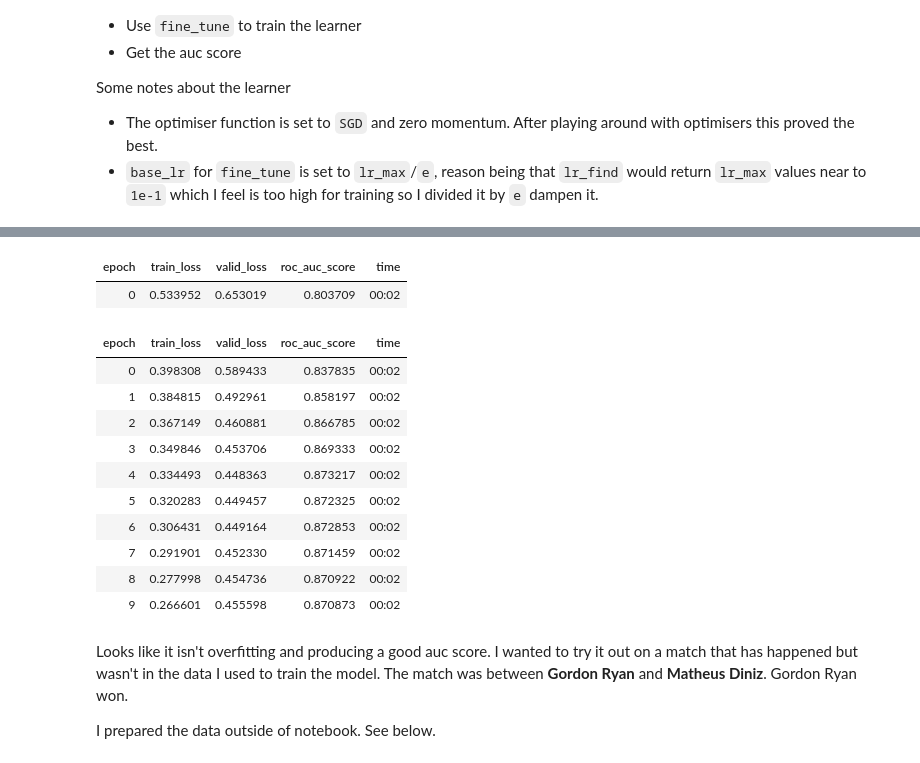
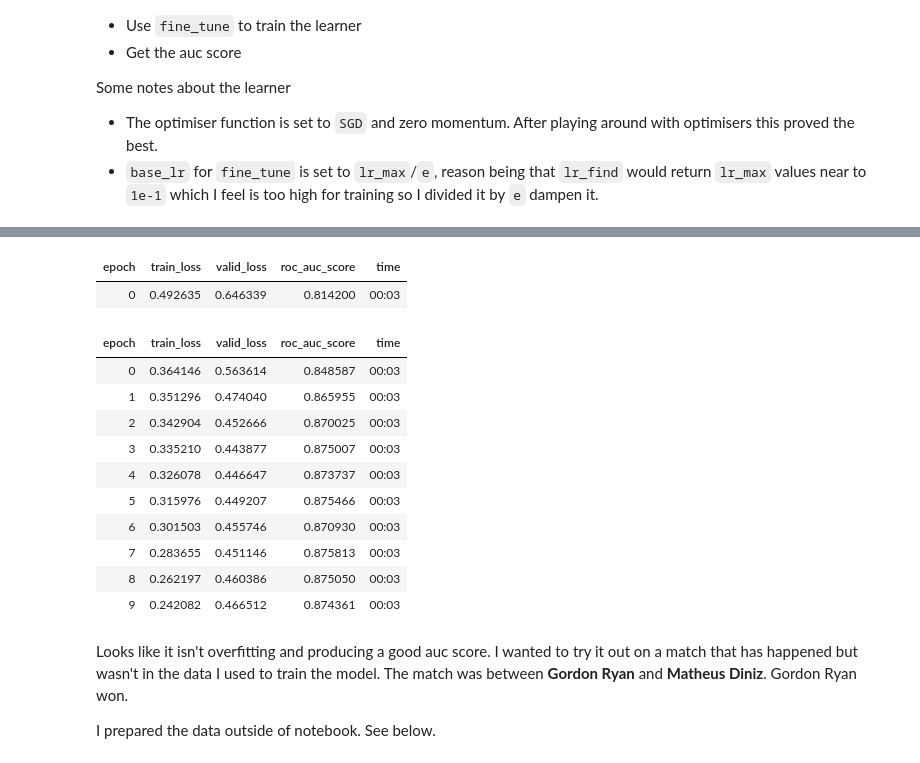
Before and after one commit to Lion-Mod/BJJ-match-predictions, a Jupyter notebook: Predicting_matches.ipynb, the cells around one changed output, grey strips where cells are left out. Drawn from its saved outputs; the diff is of its cells as text; code cells hidden in the pictures.

```diff
--- a/Predicting_matches.ipynb
+++ b/Predicting_matches.ipynb
@@ -270,7 +270,7 @@ optim = BayesianOptimization(f = optimize_nn_for_auc,
 ... (64 outputs left out)
 # %%
 learn = tabular_learner(dls, metrics = [RocAucBinary()],
-                        loss_func = CrossEntropyLossFlat(), layers = [167, 285],
+                        loss_func = CrossEntropyLossFlat(), layers = [510, 61],
                         opt_func = SGD, moms = (0, 0, 0))
 # %%
 lr_min, lr_steep = learn.lr_find(num_it = 200)
@@ -284,19 +284,19 @@ Minimum/10: 6.92e-02, steepest point: 1.10e-01
 # %%
-learn.fine_tune(10, 1e-1, wd = 0.15)
+learn.fine_tune(10, 2e-1, wd = 0.15)
 # %% [output]
 | epoch | train_loss | valid_loss | roc_auc_score | time |
-| 0 | 0.533952 | 0.653019 | 0.803709 | 00:02 |
+| 0 | 0.492635 | 0.646339 | 0.814200 | 00:03 |
 | epoch | train_loss | valid_loss | roc_auc_score | time |
-| 0 | 0.398308 | 0.589433 | 0.837835 | 00:02 |
-| 1 | 0.384815 | 0.492961 | 0.858197 | 00:02 |
-| 2 | 0.367149 | 0.460881 | 0.866785 | 00:02 |
-| 3 | 0.349846 | 0.453706 | 0.869333 | 00:02 |
-| 4 | 0.334493 | 0.448363 | 0.873217 | 00:02 |
-| 5 | 0.320283 | 0.449457 | 0.872325 | 00:02 |
-| 6 | 0.306431 | 0.449164 | 0.872853 | 00:02 |
-| 7 | 0.291901 | 0.452330 | 0.871459 | 00:02 |
-| 8 | 0.277998 | 0.454736 | 0.870922 | 00:02 |
-| 9 | 0.266601 | 0.455598 | 0.870873 | 00:02 |
+| 0 | 0.364146 | 0.563614 | 0.848587 | 00:03 |
+| 1 | 0.351296 | 0.474040 | 0.865955 | 00:03 |
+| 2 | 0.342904 | 0.452666 | 0.870025 | 00:03 |
+| 3 | 0.335210 | 0.443877 | 0.875007 | 00:03 |
+| 4 | 0.326078 | 0.446647 | 0.873737 | 00:03 |
+| 5 | 0.315976 | 0.449207 | 0.875466 | 00:03 |
+| 6 | 0.301503 | 0.455746 | 0.870930 | 00:03 |
+| 7 | 0.283655 | 0.451146 | 0.875813 | 00:03 |
+| 8 | 0.262197 | 0.460386 | 0.875050 | 00:03 |
+| 9 | 0.242082 | 0.466512 | 0.874361 | 00:03 |
 # %% [markdown]
 Looks like it isn't overfitting and producing a good auc score. I wanted to try it out on a match that has happened but wasn't in the data I used to train the model. The match was between **Gordon Ryan** and **Matheus Diniz**. Gordon Ryan won.
 
```
Also changed, not shown: parts of 13 cells of this notebook.
